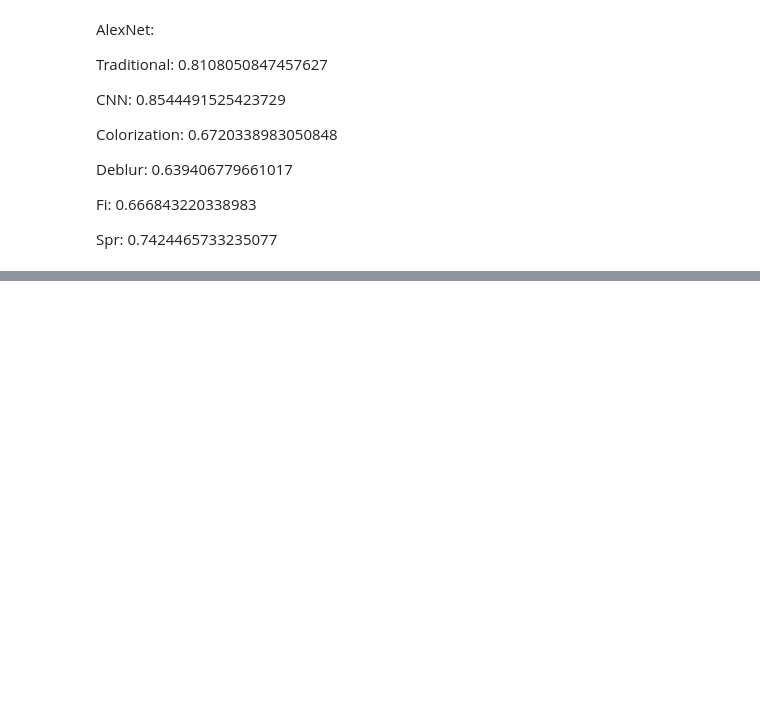
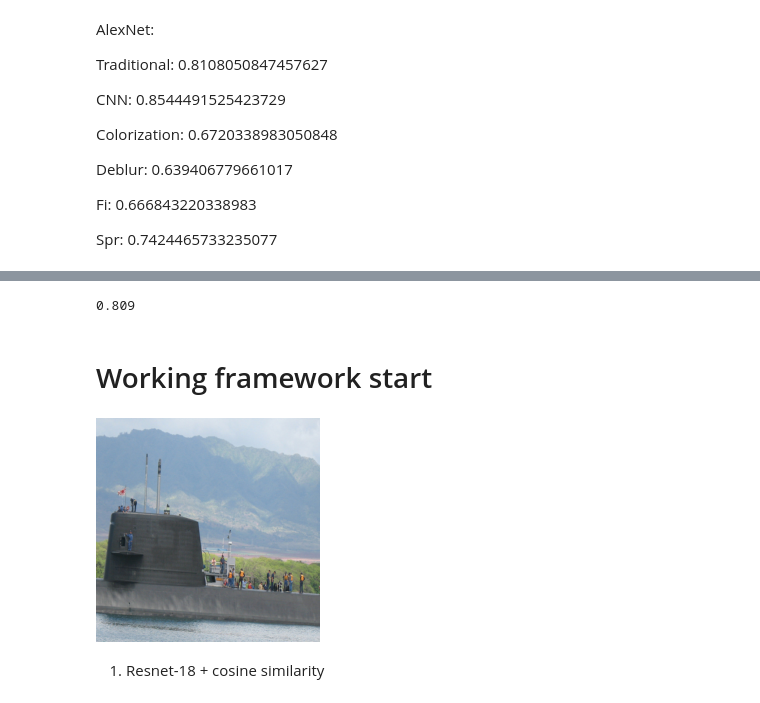
Before and after one commit to flori-margaritescu/human-judgements-honours, a Jupyter notebook: CNN_models_simple.ipynb, the cells around one changed output, grey strips where cells are left out. Cells and saved outputs as stored; diff of their text form; code cells hidden in the pictures; blank space fills up the shorter version.

```diff
--- a/CNN_models_simple.ipynb
+++ b/CNN_models_simple.ipynb
@@ -566,0 +643,5 @@ Spr:
+# %%
+scaler = transforms.Resize((224, 224))
+normalize = transforms.Normalize(mean=[0.485, 0.456, 0.406],
+                                 std=[0.229, 0.224, 0.225])
+to_tensor = transforms.ToTensor()   # used to convert the PIL image to a PyTorch tensor (multidimensional array)
@@ -566,0 +765,6 @@ Spr:
+# %%
+accuracy
+# %% [output]
+0.809
+# %% [markdown]
+<h1> Working framework start </h1>
@@ -566,0 +904,10 @@ Spr:
+# %%
+    # 1. Load the image with Pillow library
+img = Image.open("datasets/hsj/hsj_triplets/hsj_query_rank0_dissimilar/p0/000000.jpg").convert('RGB')
+    # 2. Create a PyTorch Variable with the transformed image
+t_img = scaler(img)
+t_img
+# %% [output]
+[figure, added]
+# %% [markdown]
+1. Resnet-18 + cosine similarity
```
Also changed, not shown: parts of 26 cells of this notebook.
